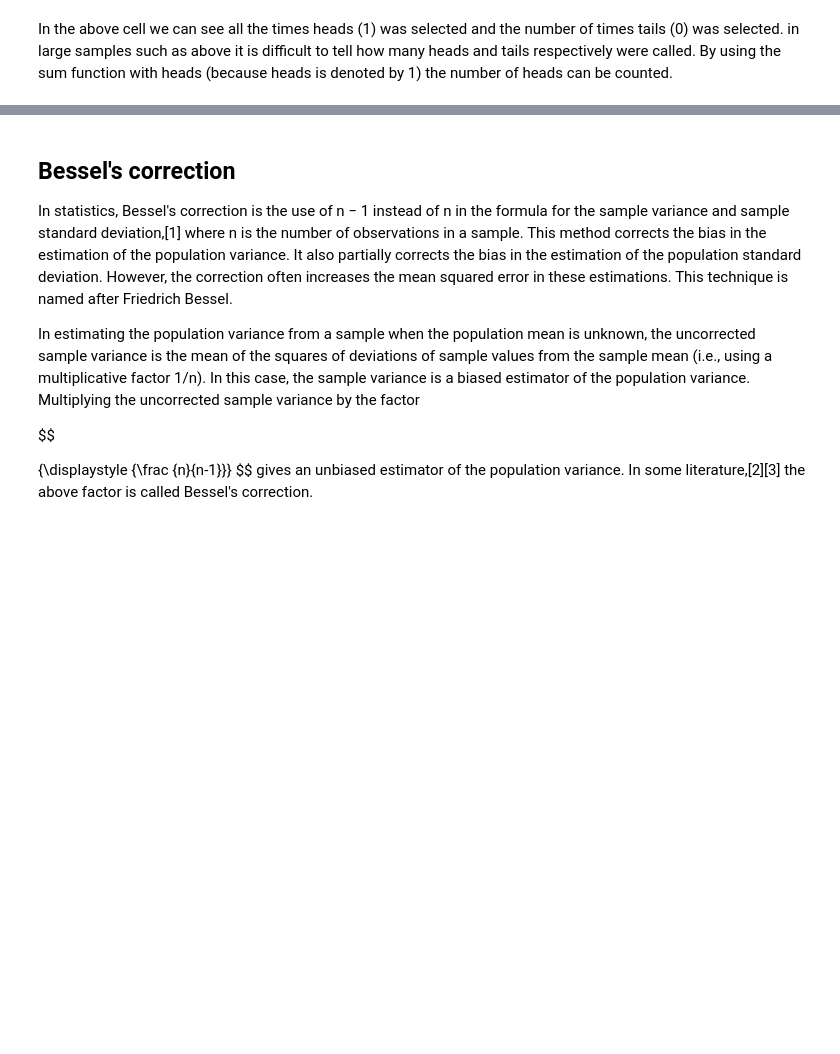
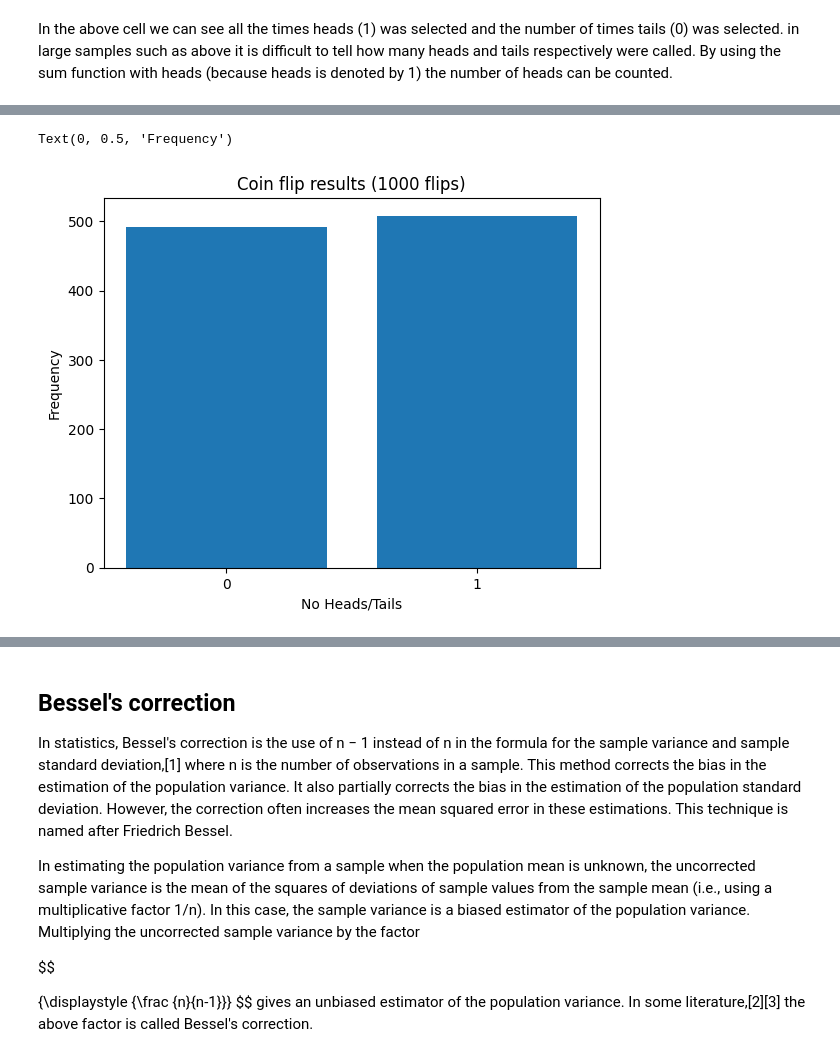
Before and after one commit to GraceMarySmyth/applied-statistics-assessment, a Jupyter notebook: problems.ipynb, the cells around one changed output, grey strips where cells are left out. Saved outputs shown, nothing was run; the diff lists cells and outputs as text; code cells hidden in the pictures; blank space fills up the shorter version.

```diff
--- a/problems.ipynb
+++ b/problems.ipynb
@@ -419,9 +419,19 @@ np.int64(522)
 # %%
 # Create a blank plot
-fig.ax - plt.subplots()
+fig, ax = plt.subplots()
 
 # create a bar chart
 ax.bar([0, 1], [1000-heads, heads])
 
 #add x labels
 ax.set_xticks([0, 1])
+
+# Add title
+ax.set_title("Coin flip results (1000 flips)")
+
+# Add axix labels
+ax.set_xlabel("No Heads/Tails")
+ax.set_ylabel("Frequency")
+# %% [output]
+Text(0, 0.5, 'Frequency')
+[figure, added]
```
Also changed, not shown: parts of 8 cells of this notebook.
